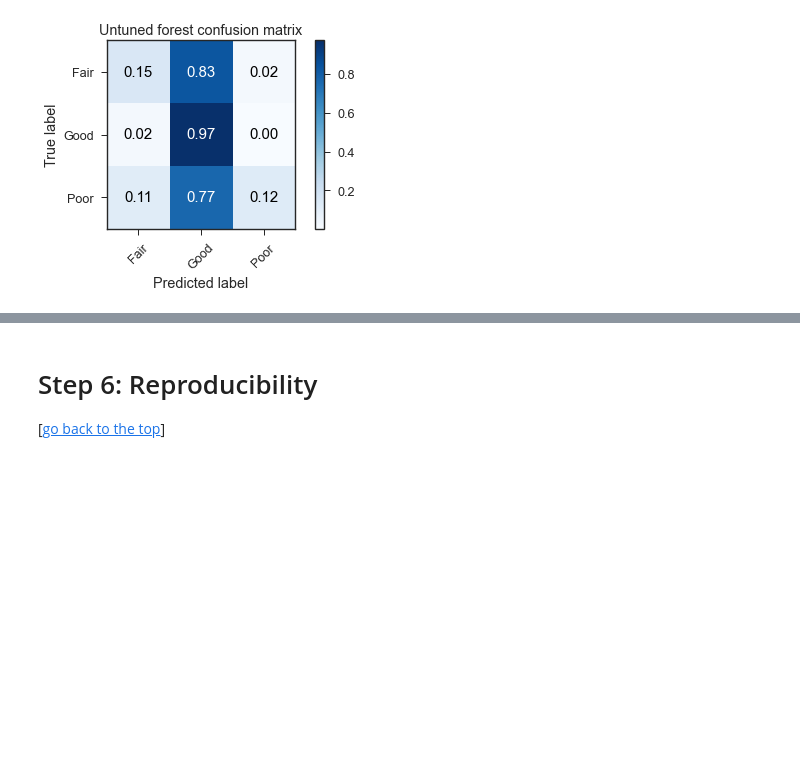
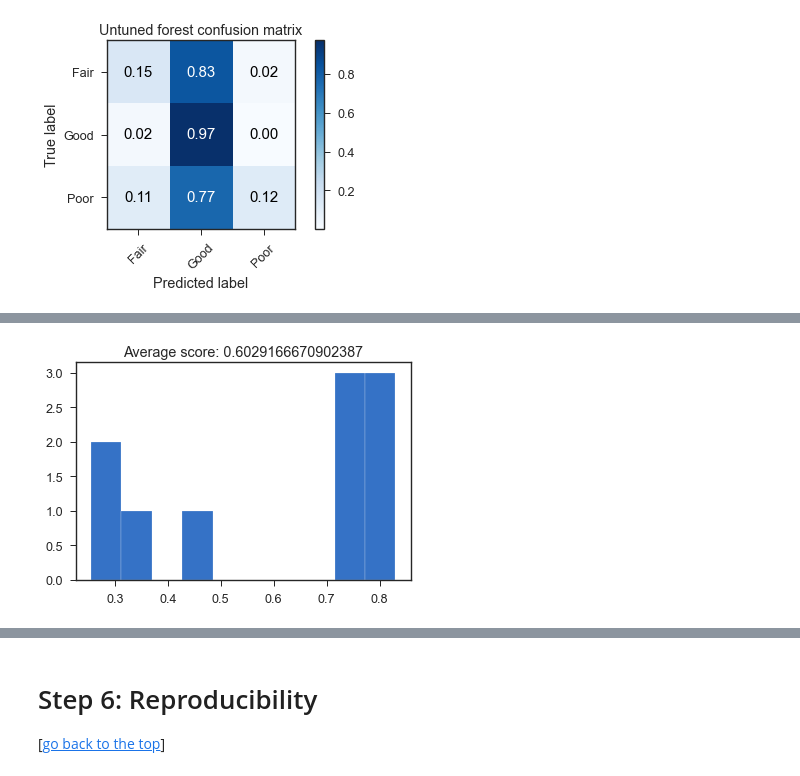
Before and after one commit to p-szymo/nyc_trees, a Jupyter notebook: eda_modeling_evaluation.ipynb, the cells around one changed output, grey strips where cells are left out. Cells and saved outputs as stored; diff of their text form; code cells hidden in the pictures; blank space fills up the shorter version.

```diff
--- a/eda_modeling_evaluation.ipynb
+++ b/eda_modeling_evaluation.ipynb
@@ -2010,3 +1973,17 @@ Wall time: 6min 13s
 # %%
 # use sklearn's make_scorer to get my custom function into the correct format
 my_scorer = make_scorer(good_precision, greater_is_better=True)
+# %%
+%%time
+
+# instantiate baseline model
+gnb_classifier = GaussianNB()
+
+# cross_val_score returns a list of the scores, which we can visualize
+# to get a reasonable estimate of our classifier's performance
+cv_scores = cross_val_score(gnb_classifier, X, y, scoring=my_scorer, cv=10, n_jobs=-1)
+plt.hist(cv_scores)
+plt.title(f'Average score: {np.mean(cv_scores)}')
+plt.show();
+# %% [output]
+[figure, added]
```
Also changed, not shown: parts of 83 cells of this notebook, 10 other files.
